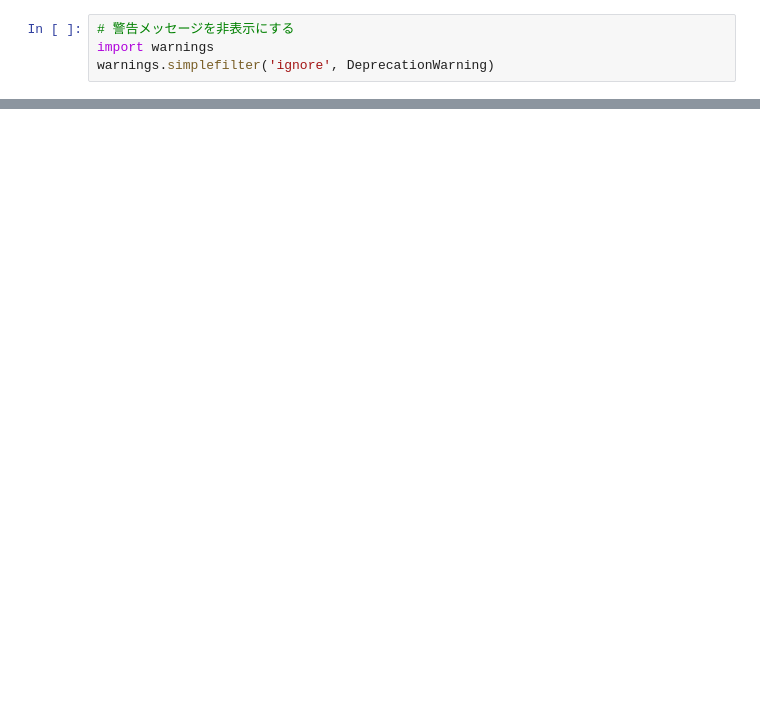
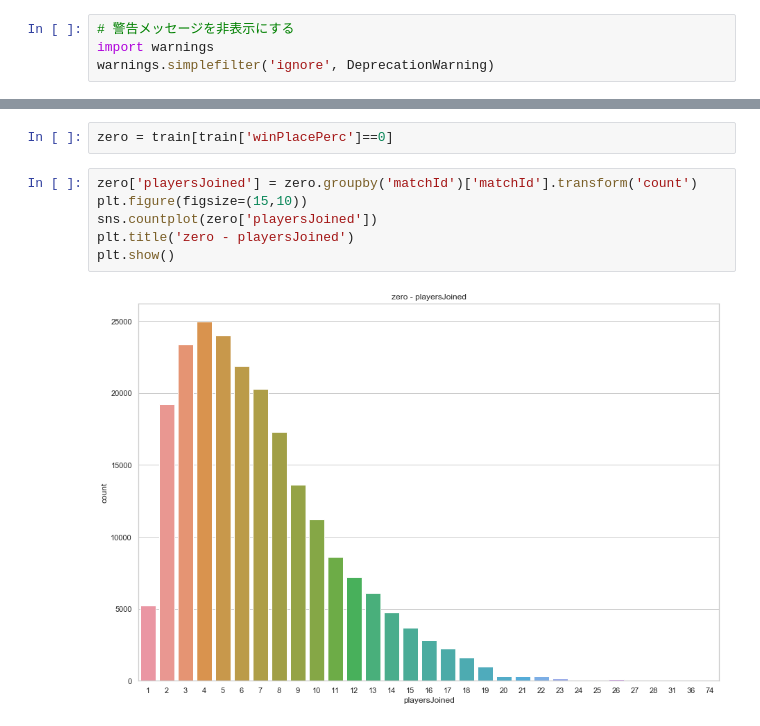
Before and after one commit to tomoki00/kaggle, a Jupyter notebook: PUBG/PUBG.ipynb, the cells around one changed output, grey strips where cells are left out. Cells and saved outputs as stored; diff of their text form; blank space fills up the shorter version.

```diff
--- a/PUBG/PUBG.ipynb
+++ b/PUBG/PUBG.ipynb
@@ -36,0 +222,10 @@ test = pd.read_csv('./pubg_data/test_V2.csv')
+# %%
+zero = train[train['winPlacePerc']==0]
+# %%
+zero['playersJoined'] = zero.groupby('matchId')['matchId'].transform('count')
+plt.figure(figsize=(15,10))
+sns.countplot(zero['playersJoined'])
+plt.title('zero - playersJoined')
+plt.show()
+# %% [output]
+[figure, added]
```
Also changed, not shown: parts of 144 cells of this notebook.
